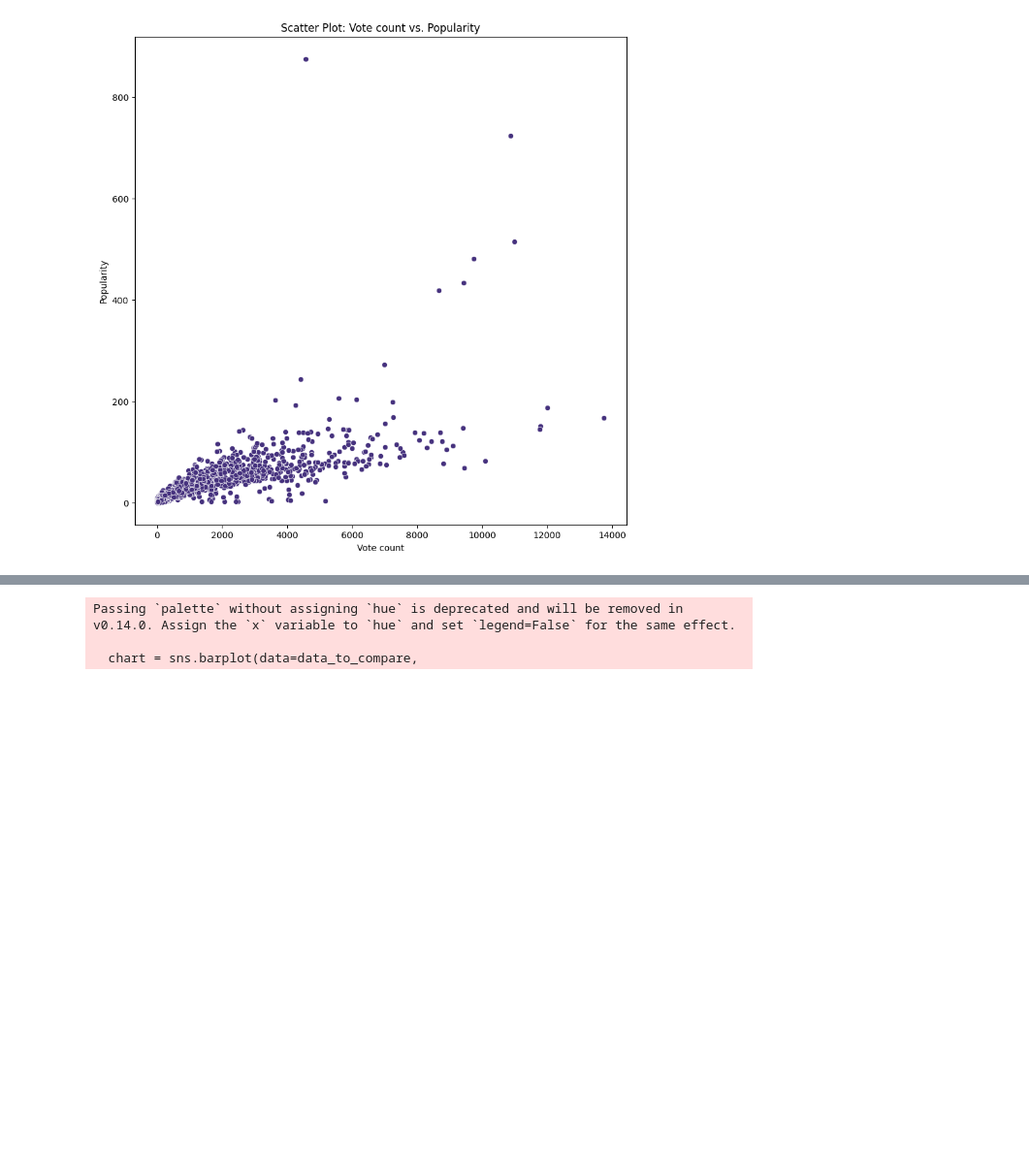
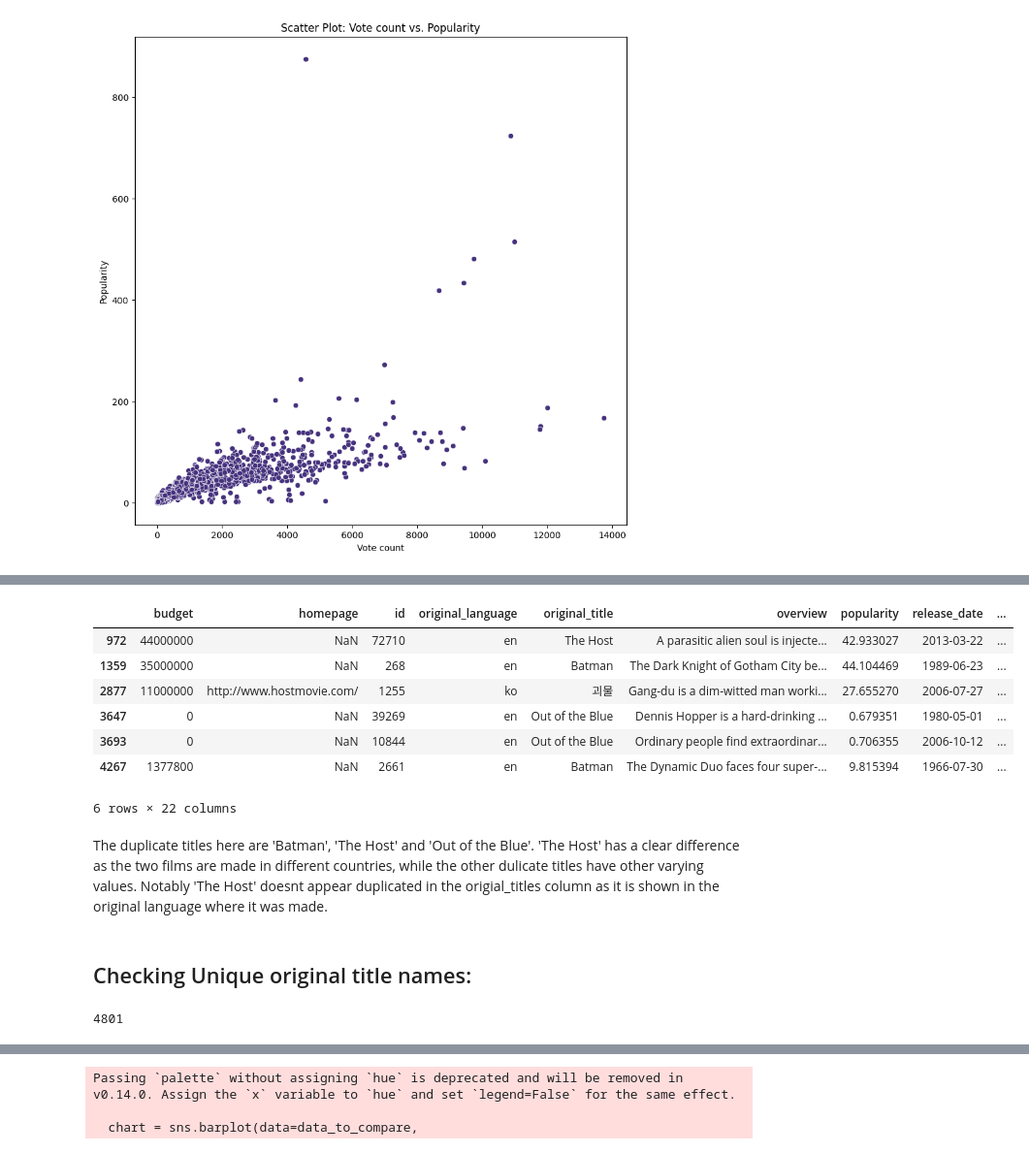
Before and after one commit to nat13lla/DF-TMDB, a Jupyter notebook: TMDB_Project.ipynb, the cells around one changed output, grey strips where cells are left out. Shown at 97% size. Saved outputs shown, nothing was run; the diff lists cells and outputs as text; code cells hidden in the pictures; blank space fills up the shorter version.

```diff
--- a/TMDB_Project.ipynb
+++ b/TMDB_Project.ipynb
@@ -705,0 +684,29 @@ plt.show()
+# %%
+# Find and output only the rows with duplicate titles
+duplicate_titles = tnmdb[tnmdb['title'].duplicated(keep=False)]
+
+# Adding an extra tmdb[] around the finding duplicate values code used previously
+# This creates a 'subset' of the data frame that shows all the data associated with the 'duplicated titles'
+# It selects rows where the 'title' column has duplicate values and assigns them to a new data frame 'duplicate_titles'
+
+# Show the duplicate titles data frame
+duplicate_titles
+# %% [output]
+|  | budget | homepage | id | original_language | original_title | overview | popularity | release_date | ... |
+| 972 | 44000000 | NaN | 72710 | en | The Host | A parasitic alien soul is injecte... | 42.933027 | 2013-03-22 | ... |
+| 1359 | 35000000 | NaN | 268 | en | Batman | The Dark Knight of Gotham City be... | 44.104469 | 1989-06-23 | ... |
+| 2877 | 11000000 | http://www.hostmovie.com/ | 1255 | ko | 괴물 | Gang-du is a dim-witted man worki... | 27.655270 | 2006-07-27 | ... |
+| 3647 | 0 | NaN | 39269 | en | Out of the Blue | Dennis Hopper is a hard-drinking ... | 0.679351 | 1980-05-01 | ... |
+| 3693 | 0 | NaN | 10844 | en | Out of the Blue | Ordinary people find extraordinar... | 0.706355 | 2006-10-12 | ... |
+| 4267 | 1377800 | NaN | 2661 | en | Batman | The Dynamic Duo faces four super-... | 9.815394 | 1966-07-30 | ... |
+6 rows × 22 columns
+# %% [markdown]
+The duplicate titles here are 'Batman', 'The Host' and 'Out of the Blue'. 'The Host' has a clear difference as the two films are made in different countries, while the other dulicate titles have other varying values. Notably 'The Host' doesnt appear duplicated in the origial_titles column as it is shown in the original language where it was made.
+# %% [markdown]
+## Checking Unique original title names:
+# %%
+# Check the number of unique titles is equal to no. of rows(4803)
+unique_ogtitle = set(tnmdb.original_title)
+len(unique_ogtitle)
+# %% [output]
+4801
```
Also changed, not shown: parts of 46 cells of this notebook.
